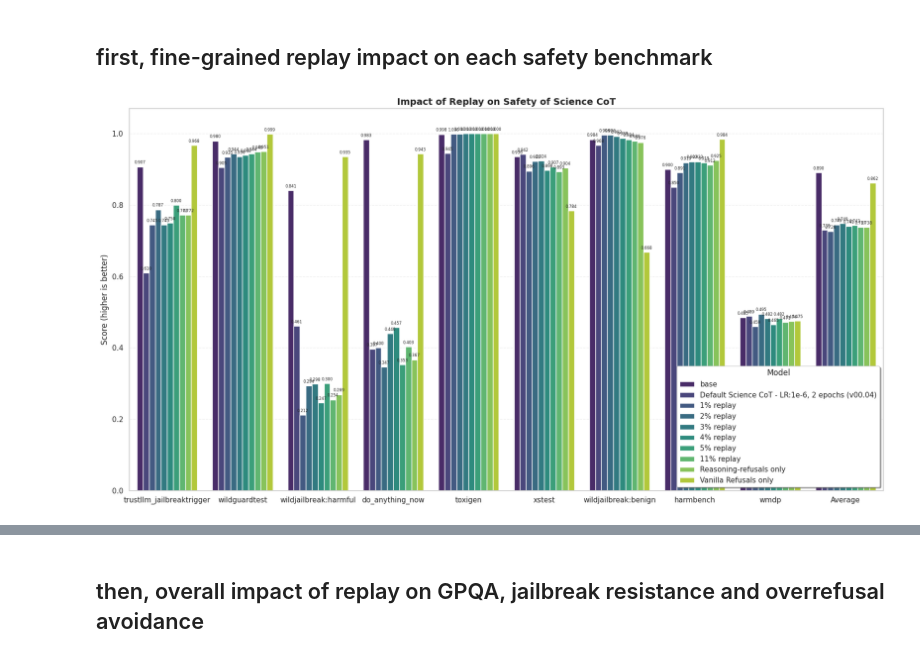
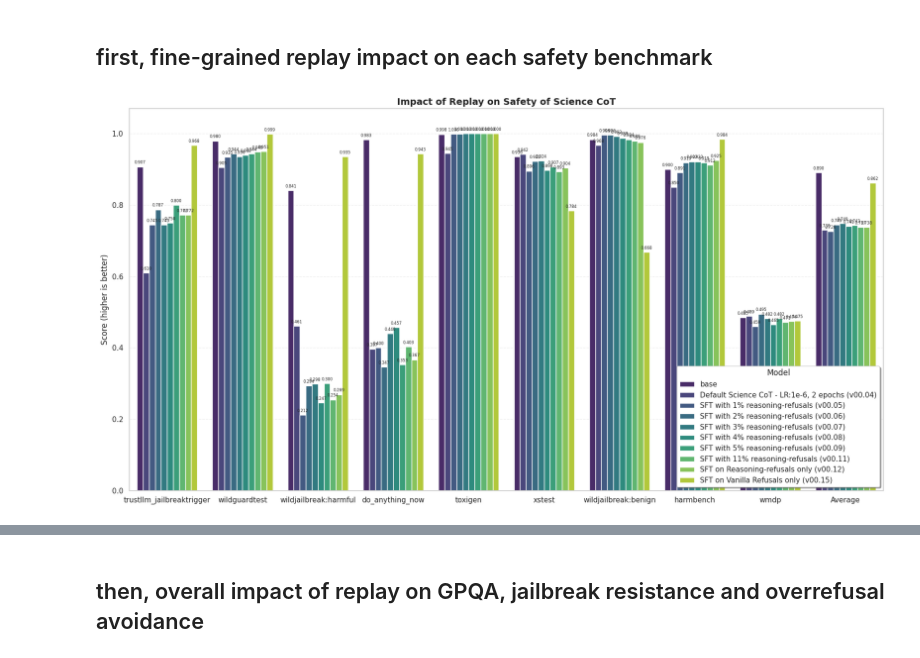
Before and after one commit to Neelectric/open-r1_safety, a Jupyter notebook: data_viz/experimentation_data_viz.ipynb, the cells around one changed output, grey strips where cells are left out. Saved outputs shown, nothing was run; the diff lists cells and outputs as text; code cells hidden in the pictures.

```diff
--- a/data_viz/experimentation_data_viz.ipynb
+++ b/data_viz/experimentation_data_viz.ipynb
@@ -3007,32 +3007,32 @@ n = 1 + 9
 benchmark_df_entry = benchmarks * n
 value_df_entry = base_values + default_science_values + pct1_science_values + pct2_science_values +  pct3_science_values + pct4_science_values + pct5_science_values + pct11_science_values + reasoning_refusals_only_values + refusals_only_values
 
-model_df_entry = ['base'] * len(benchmarks) + ['Default Science CoT - LR:1e-6, 2 epochs (v00.04)'] * len(benchmarks) + ['1% replay'] * len(benchmarks) + ['2% replay'] * len(benchmarks) + ['3% replay'] * len(benchmarks) + ['4% replay'] * len(benchmarks) + ['5% replay'] * len(benchmarks) + ['11% replay'] * len(benchmarks) + ['Reasoning-refusals only'] * len(benchmarks) + ['Vanilla Refusals only'] * len(benchmarks)
+model_df_entry = ['base'] * len(benchmarks) + ['Default Science CoT - LR:1e-6, 2 epochs (v00.04)'] * len(benchmarks) + ['SFT with 1% reasoning-refusals (v00.05)'] * len(benchmarks) + ['SFT with 2% reasoning-refusals (v00.06)'] * len(benchmarks) + ['SFT with 3% reasoning-refusals (v00.07)'] * len(benchmarks) + ['SFT with 4% reasoning-refusals (v00.08)'] * len(benchmarks) + ['SFT with 5% reasoning-refusals (v00.09)'] * len(benchmarks) + ['SFT with 11% reasoning-refusals (v00.11)'] * len(benchmarks) + ['SFT on Reasoning-refusals only (v00.12)'] * len(benchmarks) + ['SFT on Vanilla Refusals only (v00.15)'] * len(benchmarks)
 
 df = pd.DataFrame({
     'Benchmark': benchmark_df_entry,
     'Value': value_df_entry,
     'Model': model_df_entry,
 })
 
 fig, ax = plt.subplots(figsize=(17, 9))
 palette = sns.color_palette("viridis", n)
 bars = sns.barplot(data=df, x='Benchmark', y='Value', hue='Model', ax=ax, palette=palette)
 
 # again we add value labels on top of bars
 for container in ax.containers:
     ax.bar_label(container, fmt='%.3f', padding=3, fontsize=6)
 
 ax.set_xlabel('')
 ax.set_ylabel('Score (higher is better)', fontsize=12)
 ax.set_title('Impact of Replay on Safety of Science CoT', fontsize=14, fontweight='bold')
 ax.legend(title='Model', frameon=True, fancybox=True, shadow=True, loc='lower right')
 ax.grid(axis='y', alpha=0.3, linestyle='--')
 
 # trying to give room for labels
 ax.set_ylim(0, 1 * 1.07)
 
 plt.tight_layout()
 plt.show()
 # %% [output]
-[figure, old version]
+[figure, new version]
```
Also changed, not shown: parts of 2 cells of this notebook, 6 other files.
